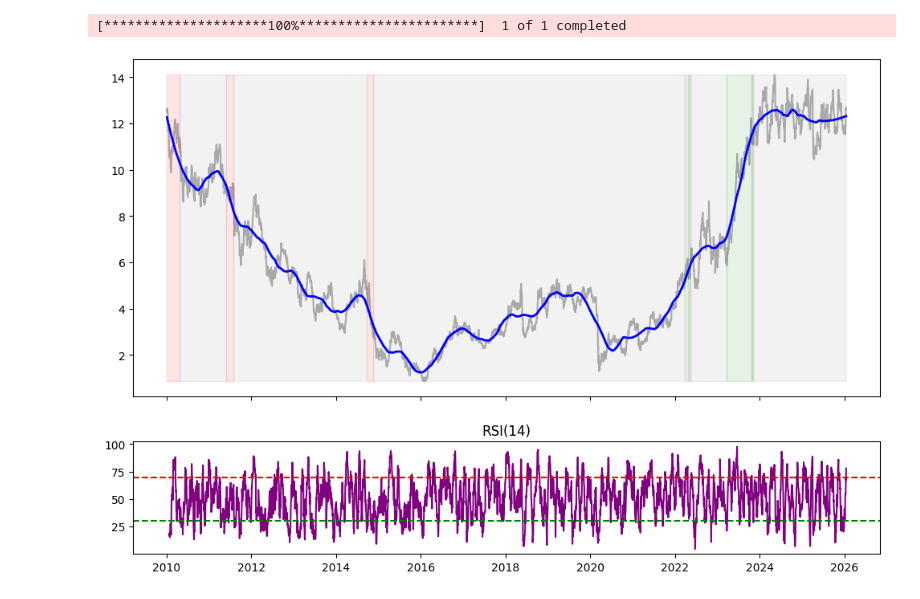
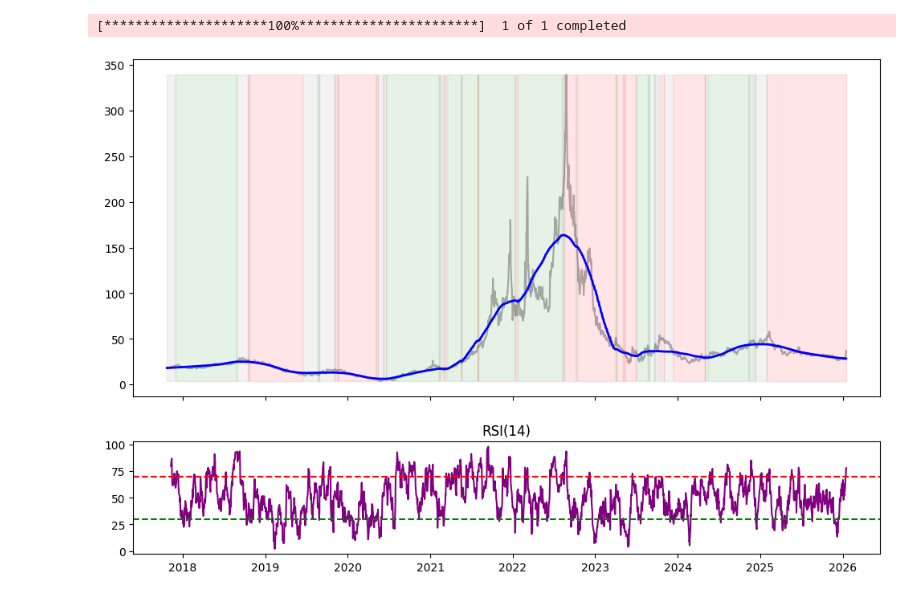
Before and after one commit to RonanBERDY/Comparative_RSI_Bollinger_filtered_RSI, a Jupyter notebook: RSIandBollinger.ipynb, the cells around one changed output. Cells and saved outputs as stored; diff of their text form; code cells hidden in the pictures.

```diff
--- a/RSIandBollinger.ipynb
+++ b/RSIandBollinger.ipynb
@@ -177,8 +177,8 @@ import numpy as np
 import matplotlib.pyplot as plt
 from scipy.signal import savgol_filter
 
-# 1. Téléchargement de PBR
-ticker = "PBR"
+
+ticker = "TTF=F"
 data = yf.download(ticker, start="2010-01-01", end="2026-12-31", auto_adjust=True)
 if isinstance(data.columns, pd.MultiIndex):
     data.columns = data.columns.get_level_values(0)
@@ -198,34 +198,34 @@ data['RSI'] = 100 - (100 / (1 + rs))
 
 # 4. Identification des phases
 def define_phase(slope):
     if slope > 0.02: return 'Bull'
     elif slope < -0.02: return 'Bear'
     else: return 'Accumulation/Distribution'
 
 data['Cycle'] = data['Slope'].apply(define_phase)
 
 # 5. Visualisation
 fig, (ax1, ax2) = plt.subplots(2, 1, figsize=(12, 8), sharex=True, gridspec_kw={'height_ratios': [3, 1]})
 
 ax1.plot(data.index, data['Close'], color='black', alpha=0.3)
 ax1.plot(data.index, data['Trend'], color='blue', lw=2, label='Cycle Macro')
 
 # Coloration des cycles
 colors = {'Bull': 'green', 'Bear': 'red', 'Accumulation/Distribution': 'gray'}
 for phase, color in colors.items():
     mask = data['Cycle'] == phase
     ax1.fill_between(data.index, data['Close'].min(), data['Close'].max(), where=mask, color=color, alpha=0.1)
 
 # RSI
 ax2.plot(data.index, data['RSI'], color='purple')
 ax2.axhline(70, color='red', linestyle='--')
 ax2.axhline(30, color='green', linestyle='--')
 ax2.set_title("RSI(14)")
 
 plt.show()
 # %% [output]
 [*********************100%***********************]  1 of 1 completed
-[figure, old version]
+[figure, new version]
 # %%
 import numpy as np
 import pandas as pd
```
Also changed, not shown: parts of 3 cells of this notebook.
